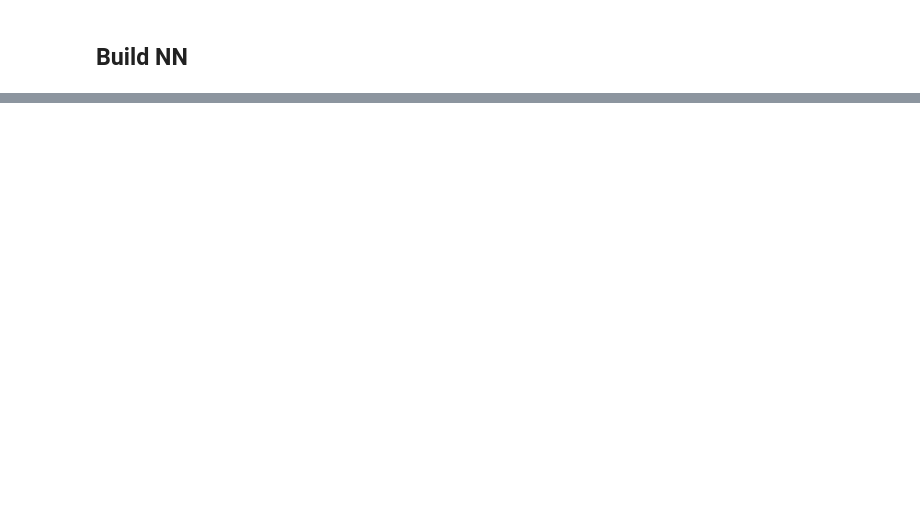
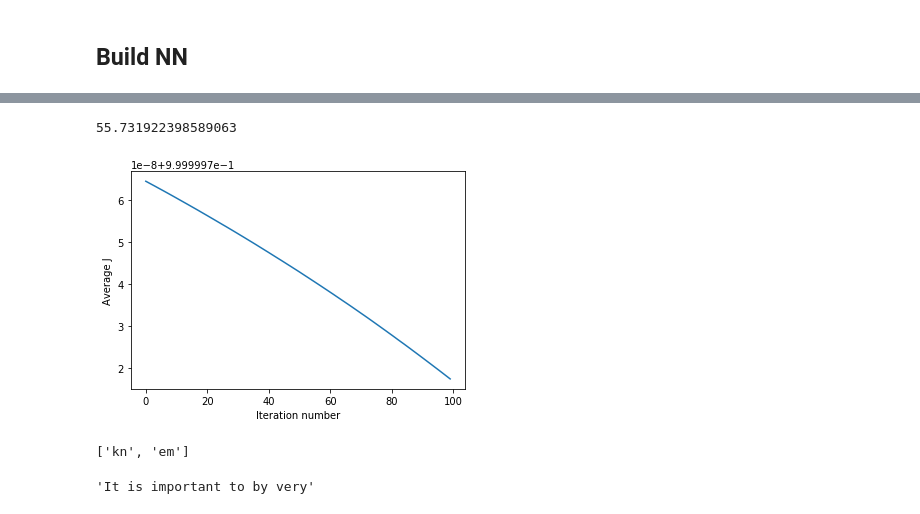
Before and after one commit to RRisto/learning, a Jupyter notebook: Sentiment NN.ipynb, the cells around one changed output, grey strips where cells are left out. Saved outputs shown, nothing was run; the diff lists cells and outputs as text; code cells hidden in the pictures; blank space fills up the shorter version.

Commit message:
made update to class now turns text into nn model

```diff
--- a/Sentiment NN.ipynb
+++ b/Sentiment NN.ipynb
@@ -39,4 +42,4 @@ def docs2bow(docs, dictionary):
 # %%
-x_vocabulary = Vocabulary()
-X = list(docs2bow(df['text'].tolist(), x_vocabulary))
-X
+# x_vocabulary = Vocabulary()
+# X = list(docs2bow(df['text'].tolist(), x_vocabulary))
+# X
@@ -61,4 +46,4 @@ X
 # %%
-y_vocabulary = Vocabulary()
-y = list(docs2bow(df['y'].tolist(), y_vocabulary))
-y
+# y_vocabulary = Vocabulary()
+# y = list(docs2bow(df['y'].tolist(), y_vocabulary))
+# y
@@ -182,7 +306,9 @@ class Network(object):
 # %%
 class NetworkMBGD(Network):
-    def __init__(self,  x, y, nn_structure, test_size):
-        Network.__init__(self,  x, y, nn_structure, test_size)
+    '''class for minibatch gradiewnt descent'''
+
+    def __init__(self,x_texts, y_texts, nn_structure, test_size, n_words=10000, custom_chars_to_remove=None):
+        Network.__init__(self,  x_texts, y_texts, nn_structure, test_size, n_words, custom_chars_to_remove)
 
     def get_mini_batches(self, X, y, batch_size):
         random_idxs = np.random.choice(len(y), len(y), replace=False)
@@ -240,4 +366,4 @@ class NetworkMBGD(Network):
         self.W=W
         self.b=b
 # %%
-nn_MBGD=NetworkMBGD(X, y,[64, 30, 10], 0.4)
+nn_MBGD=NetworkMBGD(df['text'].tolist(), df['y'].tolist(),[40, 30, 2], 0.4)
@@ -244,3 +391,11 @@ nn_MBGD=NetworkMBGD(X, y,[64, 30, 10], 0.4)
+# %%
+nn_MBGD.get_test_accuracy()
+# %% [output]
+55.731922398589063
+# %%
+nn_MBGD.plot_avg_cost_func()
+# %% [output]
+[figure, added]
 # %%
 import gensim
 from gensim.models import word2vec
@@ -255,0 +416,8 @@ def remove_punctutation(text):
+# %%
+cleaner.preporcess_text('Kana ema..')
+# %% [output]
+['kn', 'em']
+# %%
+remove_punctutation('"It is important to by very.')
+# %% [output]
+'It is important to by very'
```
Also changed, not shown: parts of 33 cells of this notebook, 1 other file.
